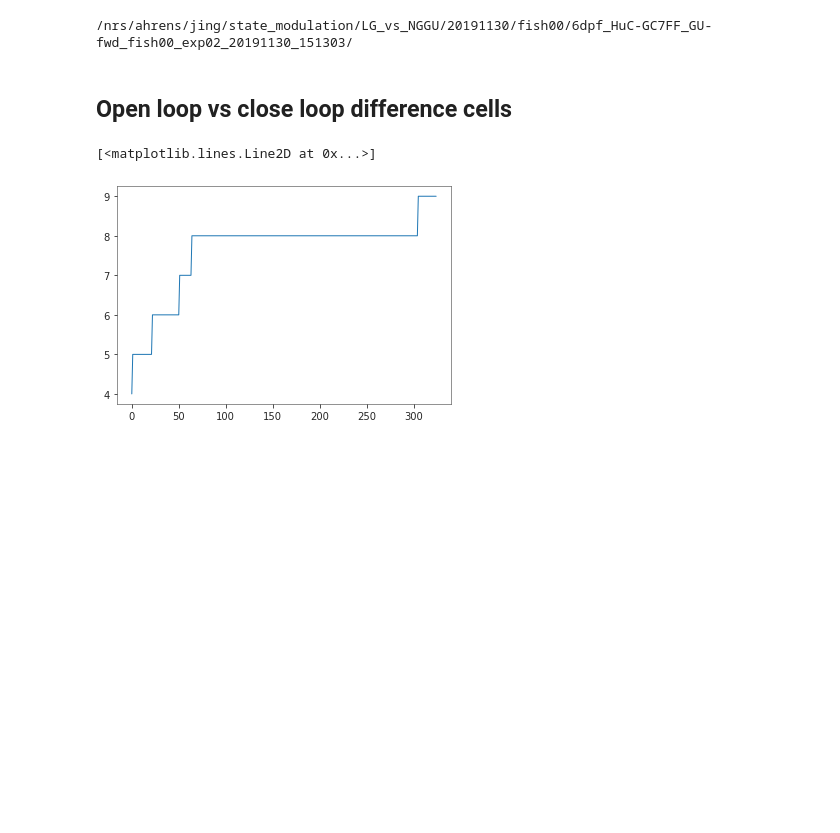
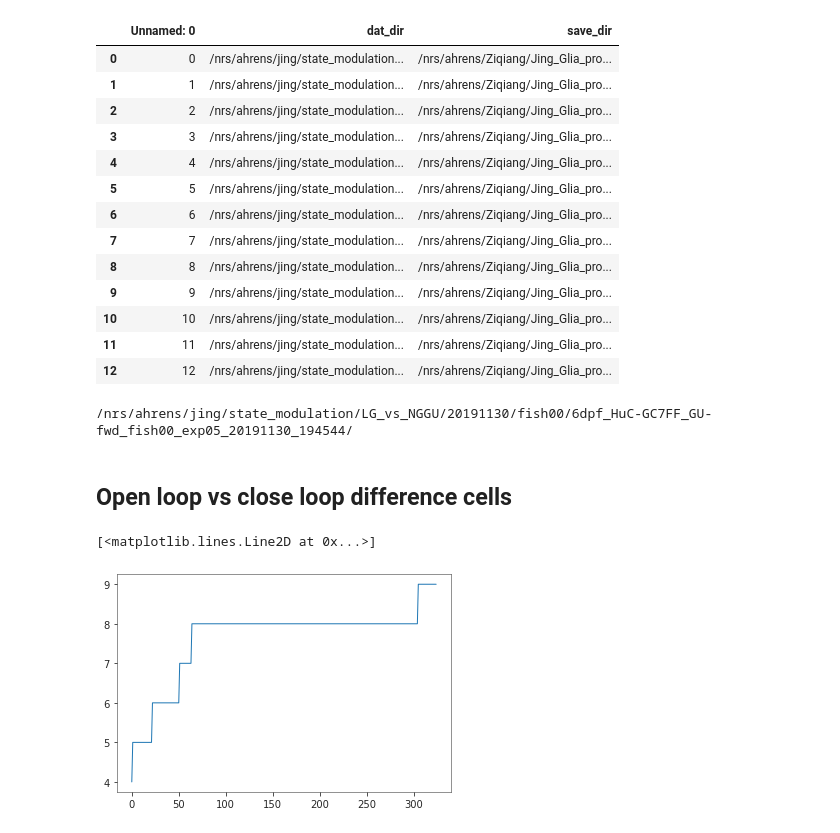
Before and after one commit to zqwei/Glia_analysis, a Jupyter notebook: Notebooks/analysis.ipynb, the cells around one changed output. Cells and saved outputs as stored; diff of their text form; code cells hidden in the pictures; blank space fills up the shorter version.

```diff
--- a/Notebooks/analysis.ipynb
+++ b/Notebooks/analysis.ipynb
@@ -15,7 +12,26 @@ save_root = row['save_dir']+'/'
-# %%
-print(row['dat_dir'])
-# %% [output]
-/nrs/ahrens/jing/state_modulation/LG_vs_NGGU/20191130/fish00/6dpf_HuC-GC7FF_GU-fwd_fish00_exp02_20191130_151303/
+# %%
+df
+# %% [output]
+|  | Unnamed: 0 | dat_dir | save_dir |
+| 0 | 0 | /nrs/ahrens/jing/state_modulation... | /nrs/ahrens/Ziqiang/Jing_Glia_pro... |
+| 1 | 1 | /nrs/ahrens/jing/state_modulation... | /nrs/ahrens/Ziqiang/Jing_Glia_pro... |
+| 2 | 2 | /nrs/ahrens/jing/state_modulation... | /nrs/ahrens/Ziqiang/Jing_Glia_pro... |
+| 3 | 3 | /nrs/ahrens/jing/state_modulation... | /nrs/ahrens/Ziqiang/Jing_Glia_pro... |
+| 4 | 4 | /nrs/ahrens/jing/state_modulation... | /nrs/ahrens/Ziqiang/Jing_Glia_pro... |
+| 5 | 5 | /nrs/ahrens/jing/state_modulation... | /nrs/ahrens/Ziqiang/Jing_Glia_pro... |
+| 6 | 6 | /nrs/ahrens/jing/state_modulation... | /nrs/ahrens/Ziqiang/Jing_Glia_pro... |
+| 7 | 7 | /nrs/ahrens/jing/state_modulation... | /nrs/ahrens/Ziqiang/Jing_Glia_pro... |
+| 8 | 8 | /nrs/ahrens/jing/state_modulation... | /nrs/ahrens/Ziqiang/Jing_Glia_pro... |
+| 9 | 9 | /nrs/ahrens/jing/state_modulation... | /nrs/ahrens/Ziqiang/Jing_Glia_pro... |
+| 10 | 10 | /nrs/ahrens/jing/state_modulation... | /nrs/ahrens/Ziqiang/Jing_Glia_pro... |
+| 11 | 11 | /nrs/ahrens/jing/state_modulation... | /nrs/ahrens/Ziqiang/Jing_Glia_pro... |
+| 12 | 12 | /nrs/ahrens/jing/state_modulation... | /nrs/ahrens/Ziqiang/Jing_Glia_pro... |
+# %%
+row = df.iloc[6]
+save_root = row['save_dir']+'/'
+print(row['dat_dir'])
+# %% [output]
+/nrs/ahrens/jing/state_modulation/LG_vs_NGGU/20191130/fish00/6dpf_HuC-GC7FF_GU-fwd_fish00_exp05_20191130_194544/
 # %%
 brain_map = np.load(save_root+'Y_ave.npy')
 # %%
```
Also changed, not shown: parts of 2 cells of this notebook, 3 other files.
